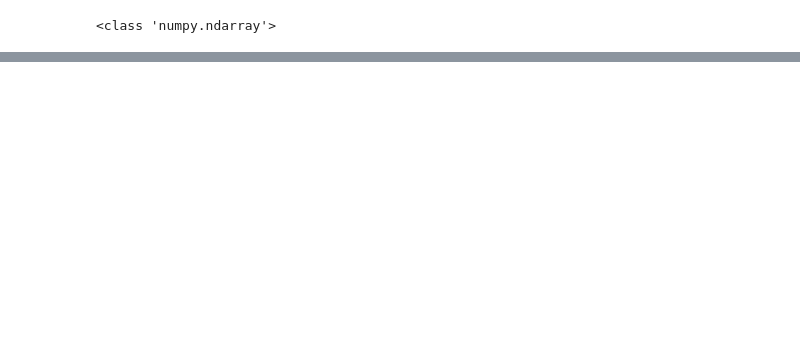
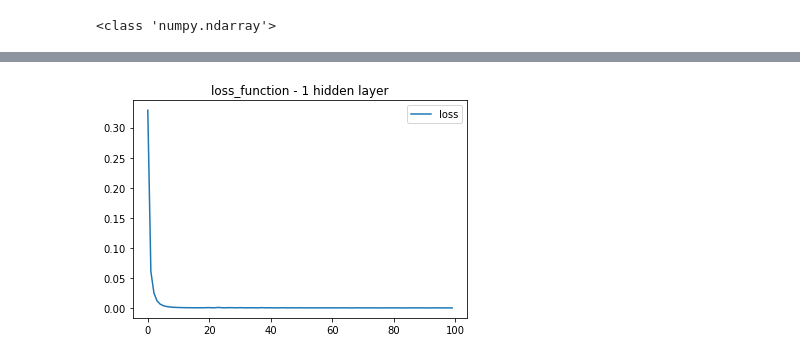
Before and after one commit to lchristij/NBA-ML-Project, a Jupyter notebook: neuralNet.ipynb, the cells around one changed output, grey strips where cells are left out. Cells and saved outputs as stored; diff of their text form; code cells hidden in the pictures; blank space fills up the shorter version.

```diff
--- a/neuralNet.ipynb
+++ b/neuralNet.ipynb
@@ -127,21 +136,21 @@ array([1, 0, 1, 0, 0], dtype=int64)
 # %%
 # Create the features (X) and target (y) sets
-X = dummy_teamstats_df.iloc[:, 0:23].values
-y = dummy_teamstats_df["H_W/L"].values
+X = new_teamstats_df.iloc[:, 0:202].values
+y = new_teamstats_df['H_W/L'].values
 # %%
 print(type(X))
 # %% [output]
 <class 'numpy.ndarray'>
 # %%
 # Scale the data
-#from sklearn.preprocessing import StandardScaler
+from sklearn.preprocessing import StandardScaler
 
-#scaler = StandardScaler().fit(X)
-#X = scaler.transform(X)
+scaler = StandardScaler().fit(X)
+X = scaler.transform(X)
 # %%
 # Define the model - shallow neural net
 number_hidden_nodes = 8
-number_input_features = 23
+number_input_features = 202
 
 nn = Sequential()
 # Hidden layer
@@ -155,5 +164,5 @@ nn.add(Dense(units=1, activation="linear"))
 nn.compile(loss="mean_squared_error", optimizer="adam", metrics=["mse"])
 
 # Train the model
-model_1 = nn.fit(X, y, validation_split=0.3, epochs=200)
+model_1 = nn.fit(X, y, validation_split=0.3, epochs=100)
 # %% [output]
@@ -160,0 +186,8 @@ ValueError: Failed to convert a NumPy array to a Tensor (Unsupported object type
+# %%
+# Plot the train and test loss function
+plt.plot(model_1.history["loss"])
+plt.title("loss_function - 1 hidden layer")
+plt.legend(["loss"])
+plt.show()
+# %% [output]
+[figure, added]
```
Also changed, not shown: parts of 21 cells of this notebook, 2 other files.
